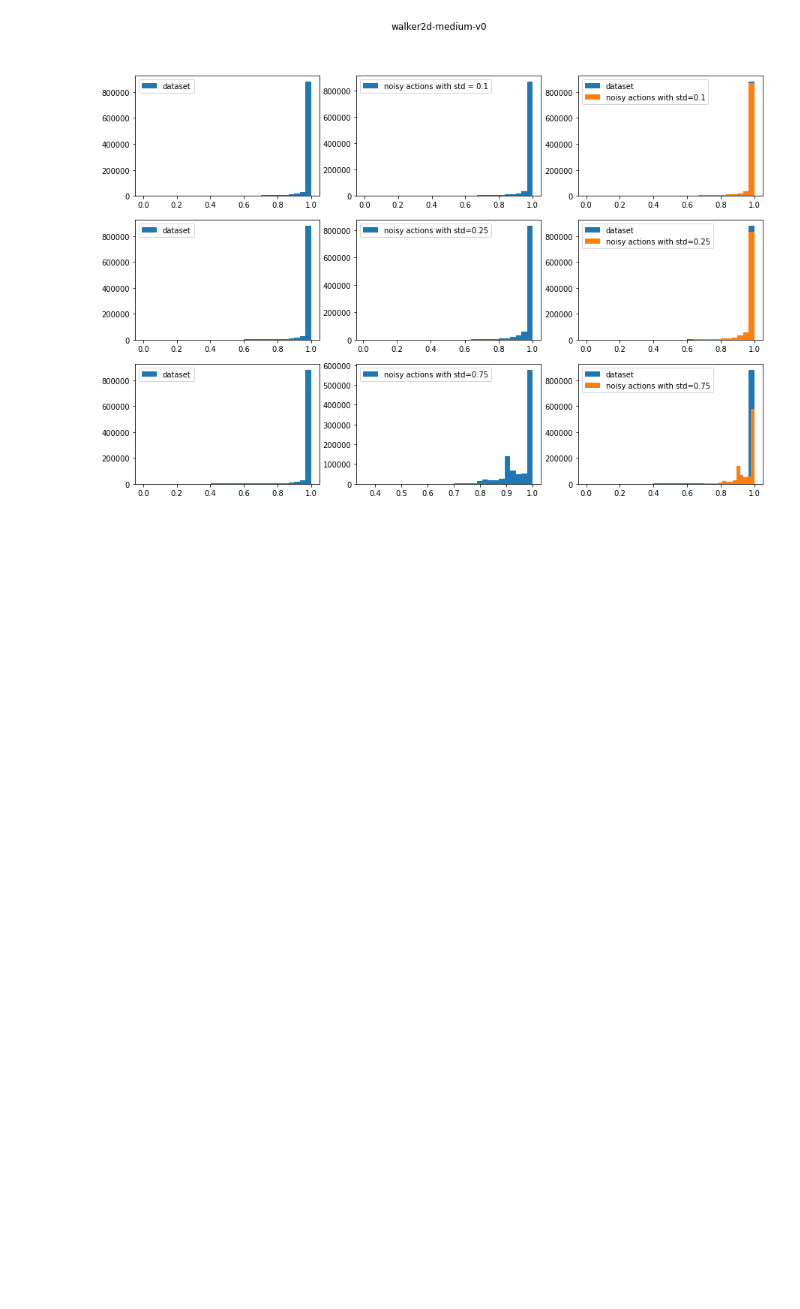
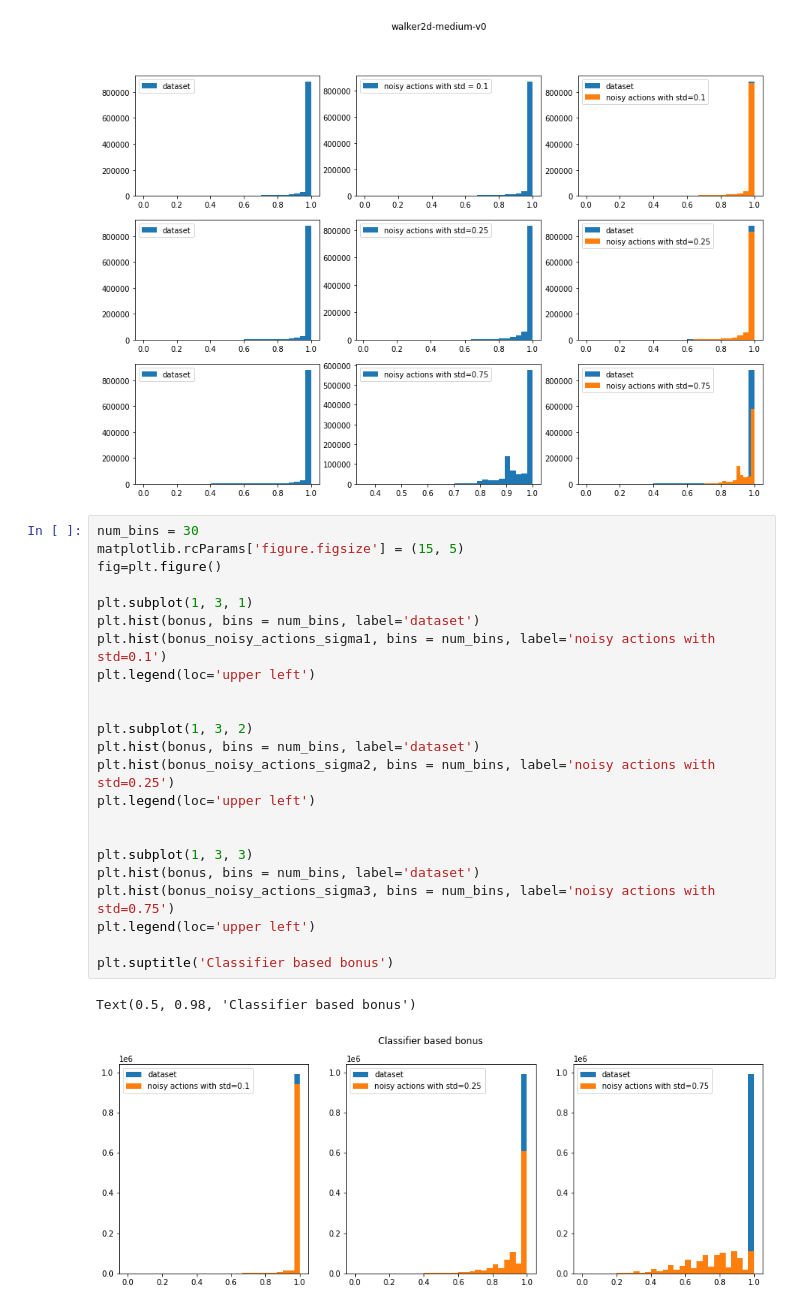
Before and after one commit to shidilrzf/continuous_rnd, a Jupyter notebook: sac/examples/notebooks/Classifier_bonus_walker2d.ipynb, the cells around one changed output. Cells and saved outputs as stored; diff of their text form; blank space fills up the shorter version.

```diff
--- a/sac/examples/notebooks/walker2d.ipynb
+++ b/sac/examples/notebooks/Classifier_bonus_walker2d.ipynb
@@ -372,3 +396,29 @@ plt.suptitle(env_name)
 # %% [output]
 Text(0.5, 0.98, 'walker2d-medium-v0')
 [figure]
+# %%
+num_bins = 30
+matplotlib.rcParams['figure.figsize'] = (15, 5)
+fig=plt.figure()
+
+plt.subplot(1, 3, 1)
+plt.hist(bonus, bins = num_bins, label='dataset')
+plt.hist(bonus_noisy_actions_sigma1, bins = num_bins, label='noisy actions with std=0.1')
+plt.legend(loc='upper left')
+
+
+plt.subplot(1, 3, 2)
+plt.hist(bonus, bins = num_bins, label='dataset')
+plt.hist(bonus_noisy_actions_sigma2, bins = num_bins, label='noisy actions with std=0.25')
+plt.legend(loc='upper left')
+
+
+plt.subplot(1, 3, 3)
+plt.hist(bonus, bins = num_bins, label='dataset')
+plt.hist(bonus_noisy_actions_sigma3, bins = num_bins, label='noisy actions with std=0.75')
+plt.legend(loc='upper left')
+
+plt.suptitle('Classifier based bonus')
+# %% [output]
+Text(0.5, 0.98, 'Classifier based bonus')
+[figure, added]
```
Also changed, not shown: parts of 5 cells of this notebook, 4 other files.
